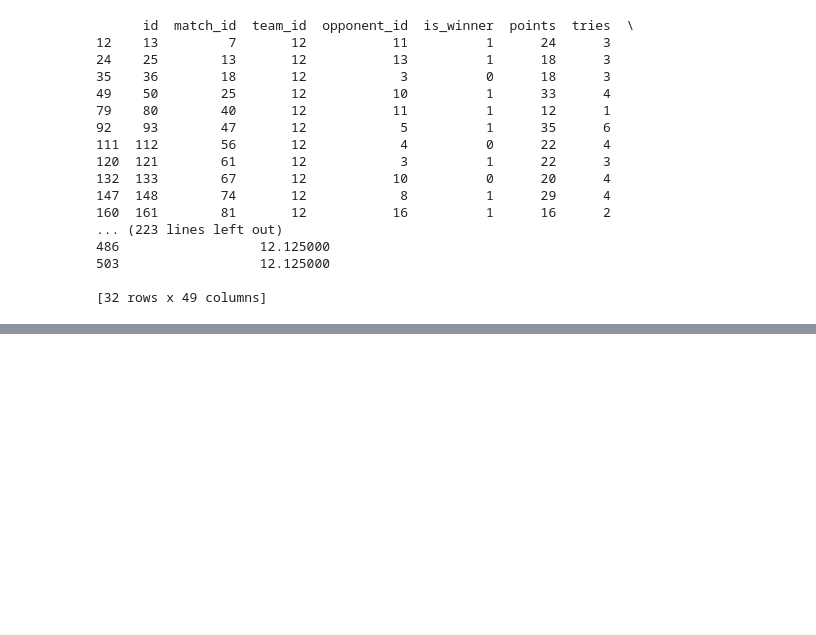
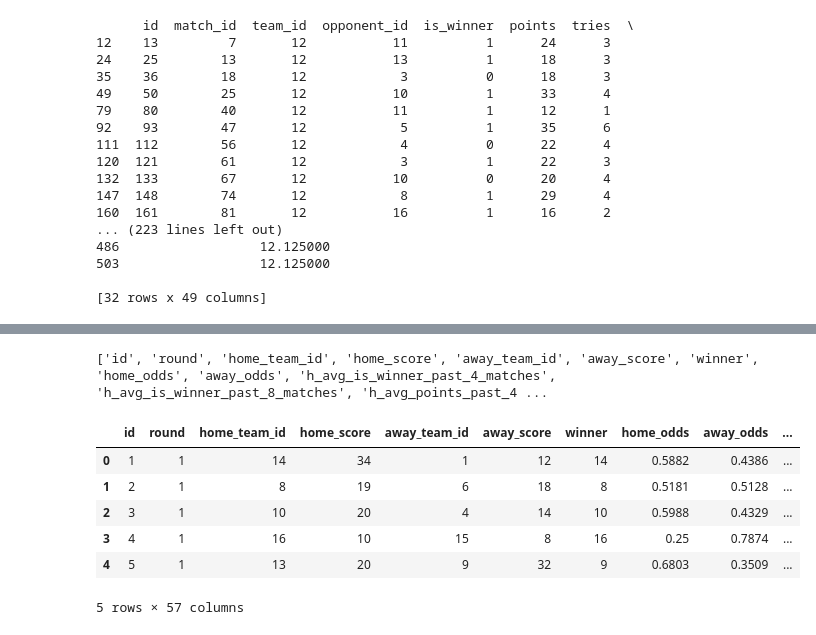
Before and after one commit to njpowers7915/NRL-match-data, a Jupyter notebook: predictions/predictions_notebook.ipynb, the cells around one changed output, grey strips where cells are left out. Drawn from its saved outputs; the diff is of its cells as text; code cells hidden in the pictures; blank space fills up the shorter version.

```diff
--- a/predictions/predictions_notebook.ipynb
+++ b/predictions/predictions_notebook.ipynb
@@ -279,3 +280,27 @@ predictions_df.head()
 # %%
 predictions_df = predictions_df[['id', 'round', 'home_team_id', 'home_score', 'away_team_id', 'away_score', 'winner', 'home_odds', 'away_odds']]
+# %%
+columns = list(results_df.drop(columns=['id', 'match_id', 'team_id', 'opponent_id', 'is_winner', 'points',
+                                    'tries', 'penalty_goals', 'run_metres', 'runs', 'line_breaks',
+                                    'tackle_breaks', 'tackles', 'missed_tackles', 'kicking_metres',
+                                    'errors', 'metres_per_run', 'opp_points', 'opp_tries', 'opp_run_metres',
+                                    'opp_metres_per_run', 'opp_line_breaks', 'opp_tackles', 'point_diff',
+                                    'run_metre_diff']))
+
+prediction_columns = predictions_df.columns.tolist()
+for team in ['h', 'a']:
+    for column in columns:
+        prediction_columns.append(team + '_' + column)
+print(prediction_columns)
+predictions_df = predictions_df.reindex(columns=prediction_columns, fill_value=0)
+predictions_df.head()
+# %% [output]
+['id', 'round', 'home_team_id', 'home_score', 'away_team_id', 'away_score', 'winner', 'home_odds', 'away_odds', 'h_avg_is_winner_past_4_matches', 'h_avg_is_winner_past_8_matches', 'h_avg_points_past_4 ...
+|  | id | round | home_team_id | home_score | away_team_id | away_score | winner | home_odds | away_odds | ... |
+| 0 | 1 | 1 | 14 | 34 | 1 | 12 | 14 | 0.5882 | 0.4386 | ... |
+| 1 | 2 | 1 | 8 | 19 | 6 | 18 | 8 | 0.5181 | 0.5128 | ... |
+| 2 | 3 | 1 | 10 | 20 | 4 | 14 | 10 | 0.5988 | 0.4329 | ... |
+| 3 | 4 | 1 | 16 | 10 | 15 | 8 | 16 | 0.25 | 0.7874 | ... |
+| 4 | 5 | 1 | 13 | 20 | 9 | 32 | 9 | 0.6803 | 0.3509 | ... |
+5 rows × 57 columns
 # %%
```
Also changed, not shown: parts of 7 cells of this notebook.
